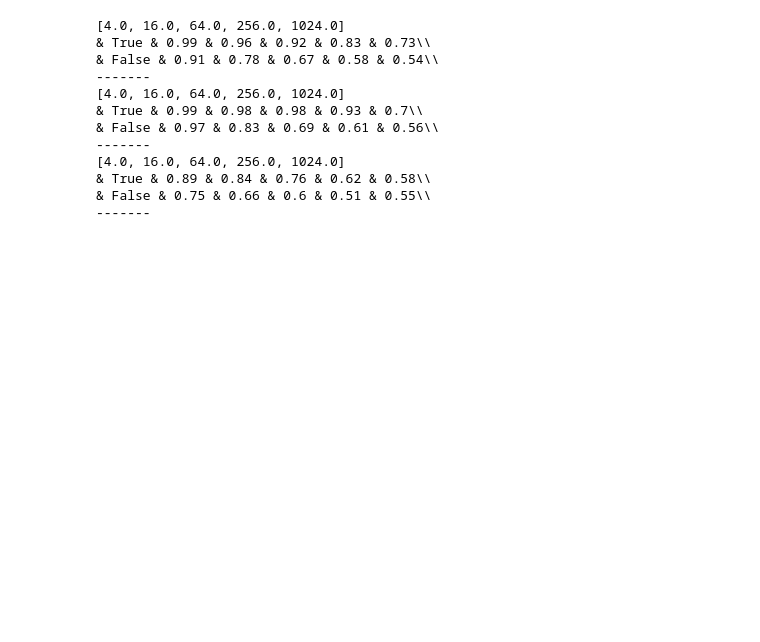
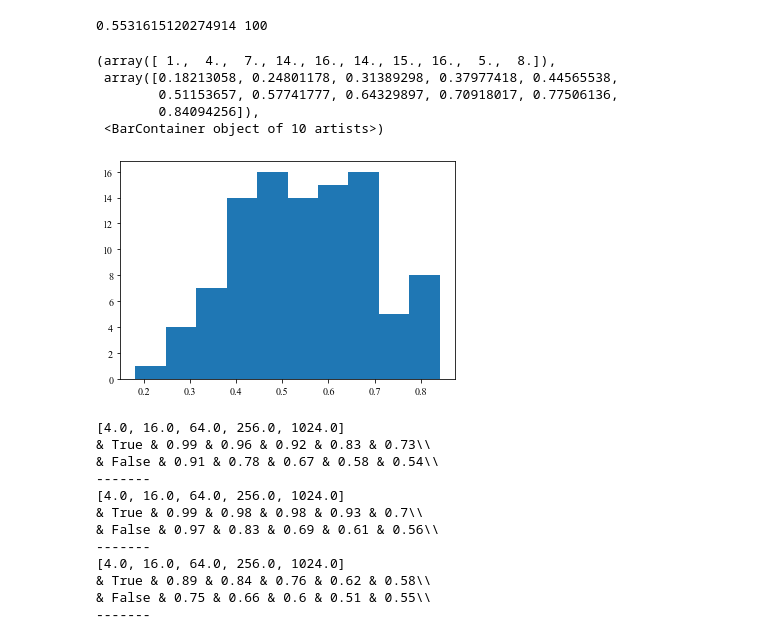
Before and after one commit to mayuri95/designing_for_privacy, a Jupyter notebook: pac_private_gd/composition_results.ipynb, the cells around one changed output. Drawn from its saved outputs; the diff is of its cells as text; code cells hidden in the pictures; blank space fills up the shorter version.

Commit message:
composition figures and analysis

```diff
--- a/pac_private_gd/composition_results.ipynb
+++ b/pac_private_gd/composition_results.ipynb
@@ -29,6 +29,20 @@ def get_all_accs(dataset, e0, budgets):
             accs[int(budgets[ind])].append(res)
 
     return accs
+# %%
+accs = get_all_accs('mnist_7_vs_9', 'exact', [1024])
+ind = 1
+tmp = [k[0] for k in accs[1024][ind]]
+print(np.average(tmp), len(tmp))
+plt.hist(tmp)
+# %% [output]
+0.5531615120274914 100
+(array([ 1.,  4.,  7., 14., 16., 14., 15., 16.,  5.,  8.]),
+ array([0.18213058, 0.24801178, 0.31389298, 0.37977418, 0.44565538,
+        0.51153657, 0.57741777, 0.64329897, 0.70918017, 0.77506136,
+        0.84094256]),
+ <BarContainer object of 10 artists>)
+[figure, added]
 # %%
 names = ['Credit', 'MNIST Binary (0 vs. 7)', 'MNIST Binary (7 vs. 9)']
 for data_ind, data in enumerate(['credit', 'mnist_0_vs_7', 'mnist_7_vs_9']):
```
Also changed, not shown: parts of 1 cell of this notebook, 4 other files.
